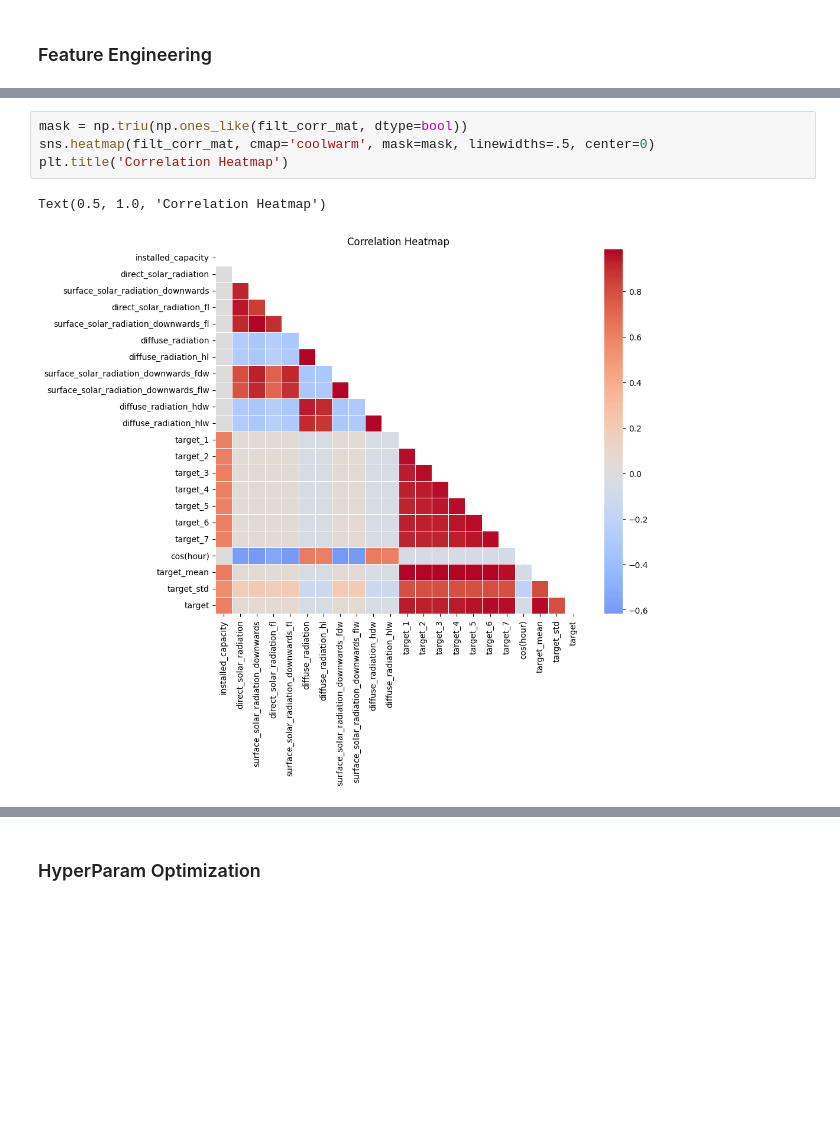
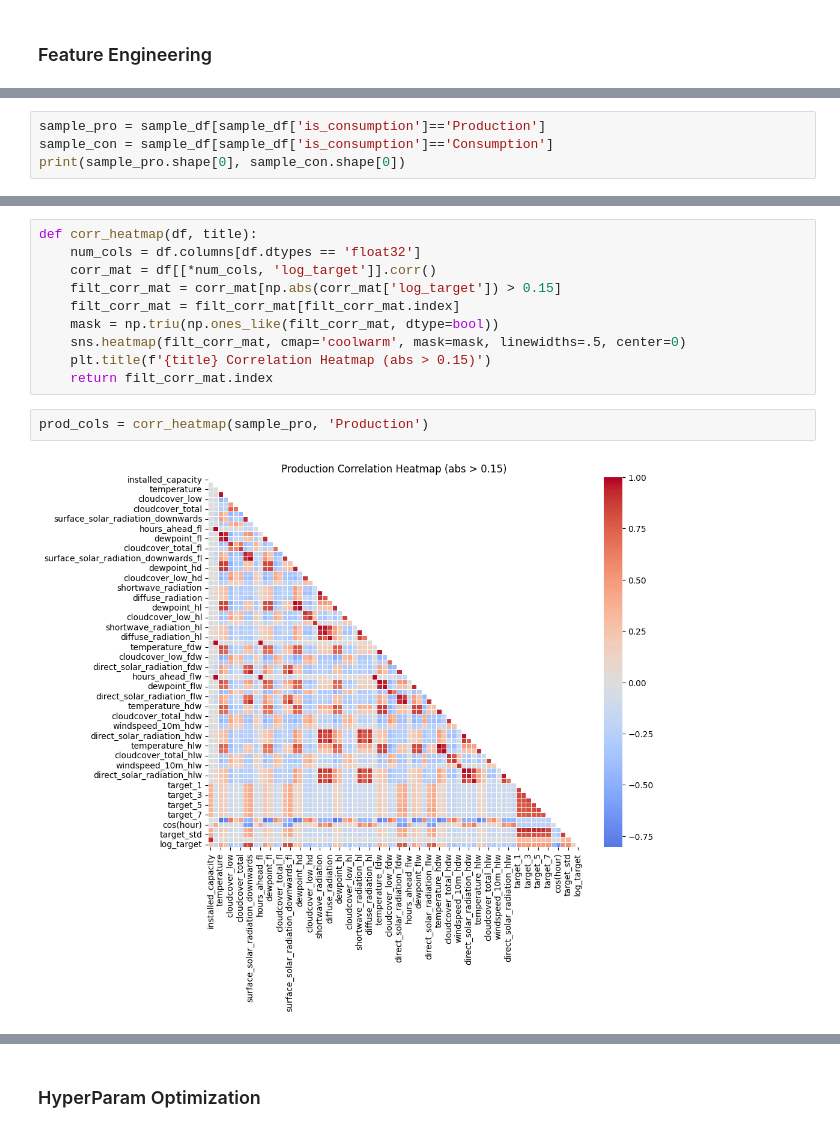
Before and after one commit to luisdi28ms/machine-learning, a Jupyter notebook: kaggle/enefit-prosumers-patterns.ipynb, the cells around one changed output, grey strips where cells are left out. Cells and saved outputs as stored; diff of their text form; blank space fills up the shorter version.

```diff
--- a/kaggle/enefit-prosumers-patterns.ipynb
+++ b/kaggle/enefit-prosumers-patterns.ipynb
@@ -371,0 +386,4 @@ filt_corr_mat = filt_corr_mat[filt_corr_mat.index]
+# %%
+sample_pro = sample_df[sample_df['is_consumption']=='Production']
+sample_con = sample_df[sample_df['is_consumption']=='Consumption']
+print(sample_pro.shape[0], sample_con.shape[0])
@@ -372,7 +396,14 @@ filt_corr_mat = filt_corr_mat[filt_corr_mat.index]
 # %%
-mask = np.triu(np.ones_like(filt_corr_mat, dtype=bool))
-sns.heatmap(filt_corr_mat, cmap='coolwarm', mask=mask, linewidths=.5, center=0)
-plt.title('Correlation Heatmap')
+def corr_heatmap(df, title):
+    num_cols = df.columns[df.dtypes == 'float32']
+    corr_mat = df[[*num_cols, 'log_target']].corr()
+    filt_corr_mat = corr_mat[np.abs(corr_mat['log_target']) > 0.15]
+    filt_corr_mat = filt_corr_mat[filt_corr_mat.index]
+    mask = np.triu(np.ones_like(filt_corr_mat, dtype=bool))
+    sns.heatmap(filt_corr_mat, cmap='coolwarm', mask=mask, linewidths=.5, center=0)
+    plt.title(f'{title} Correlation Heatmap (abs > 0.15)')
+    return filt_corr_mat.index
-# %% [output]
-Text(0.5, 1.0, 'Correlation Heatmap')
-[figure, removed]
+# %%
+prod_cols = corr_heatmap(sample_pro, 'Production')
+# %% [output]
+[figure, added]
```
Also changed, not shown: parts of 29 cells of this notebook.
